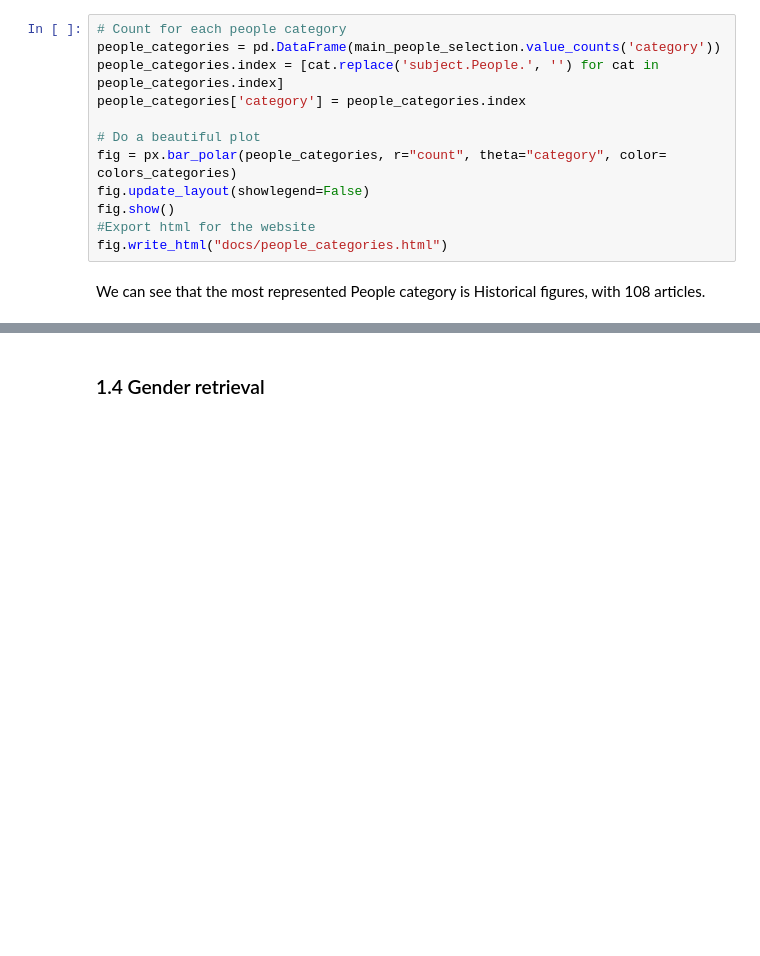
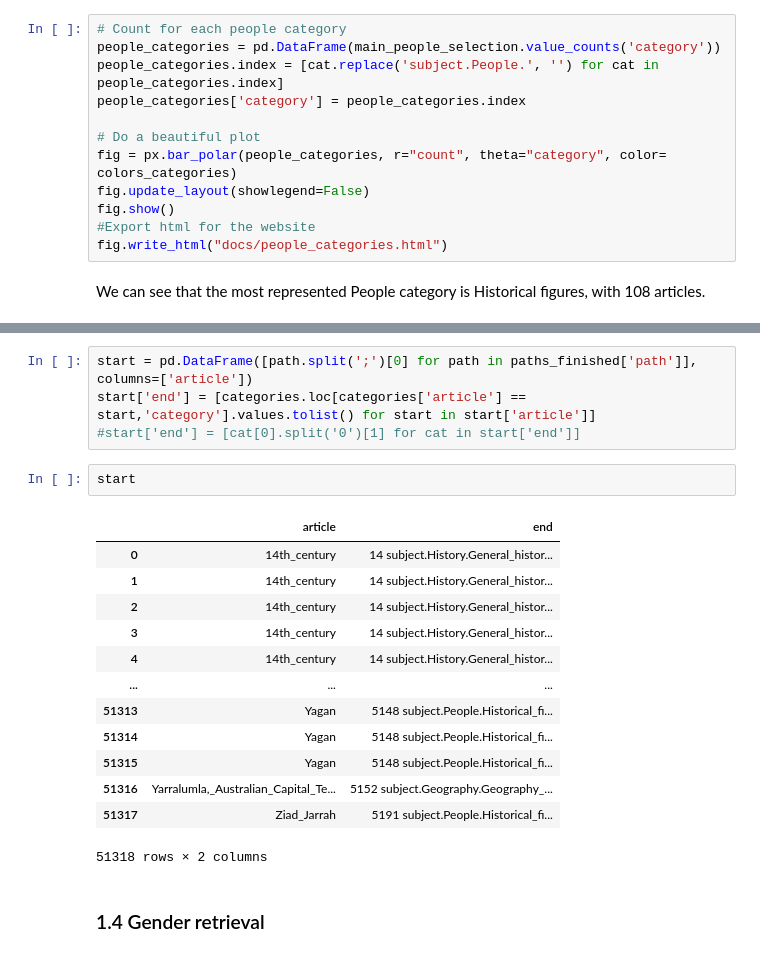
Before and after one commit to epfl-ada/ada-2023-project-ndlmada, a Jupyter notebook: final_notebook.ipynb, the cells around one changed output, grey strips where cells are left out. Drawn from its saved outputs; the diff is of its cells as text; blank space fills up the shorter version.

```diff
--- a/final_notebook.ipynb
+++ b/final_notebook.ipynb
@@ -230,3 +243,23 @@ We can see that the most represented People category is Historical figures, with
+# %%
+start = pd.DataFrame([path.split(';')[0] for path in paths_finished['path']], columns=['article'])
+start['end'] = [categories.loc[categories['article'] == start,'category'].values.tolist() for start in start['article']]
+#start['end'] = [cat[0].split('0')[1] for cat in start['end']]
+# %%
+start
+# %% [output]
+|  | article | end |
+| 0 | 14th_century | 14 subject.History.General_histor... |
+| 1 | 14th_century | 14 subject.History.General_histor... |
+| 2 | 14th_century | 14 subject.History.General_histor... |
+| 3 | 14th_century | 14 subject.History.General_histor... |
+| 4 | 14th_century | 14 subject.History.General_histor... |
+| ... | ... | ... |
+| 51313 | Yagan | 5148 subject.People.Historical_fi... |
+| 51314 | Yagan | 5148 subject.People.Historical_fi... |
+| 51315 | Yagan | 5148 subject.People.Historical_fi... |
+| 51316 | Yarralumla,_Australian_Capital_Te... | 5152 subject.Geography.Geography_... |
+| 51317 | Ziad_Jarrah | 5191 subject.People.Historical_fi... |
+51318 rows × 2 columns
 # %% [markdown]
 ### 1.4 Gender retrieval <a id="sub_section_1_4"></a>
 # %% [markdown]
```
Also changed, not shown: parts of 6 cells of this notebook, 1 other file.
